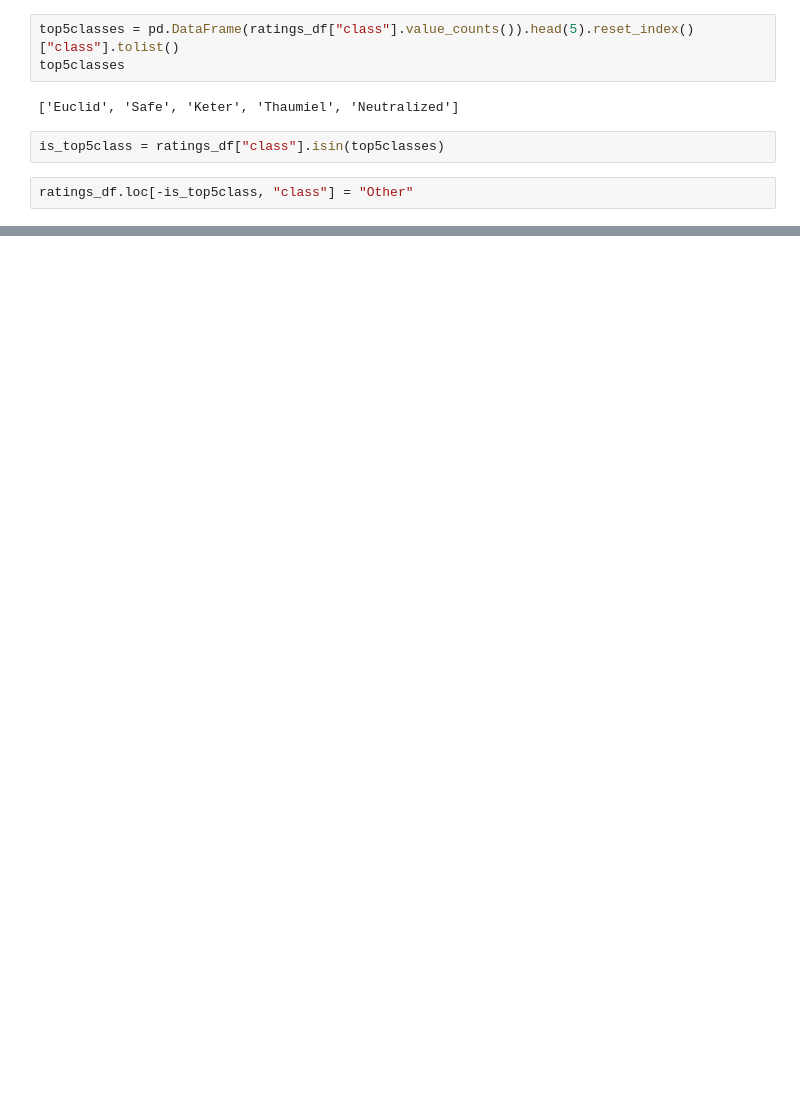
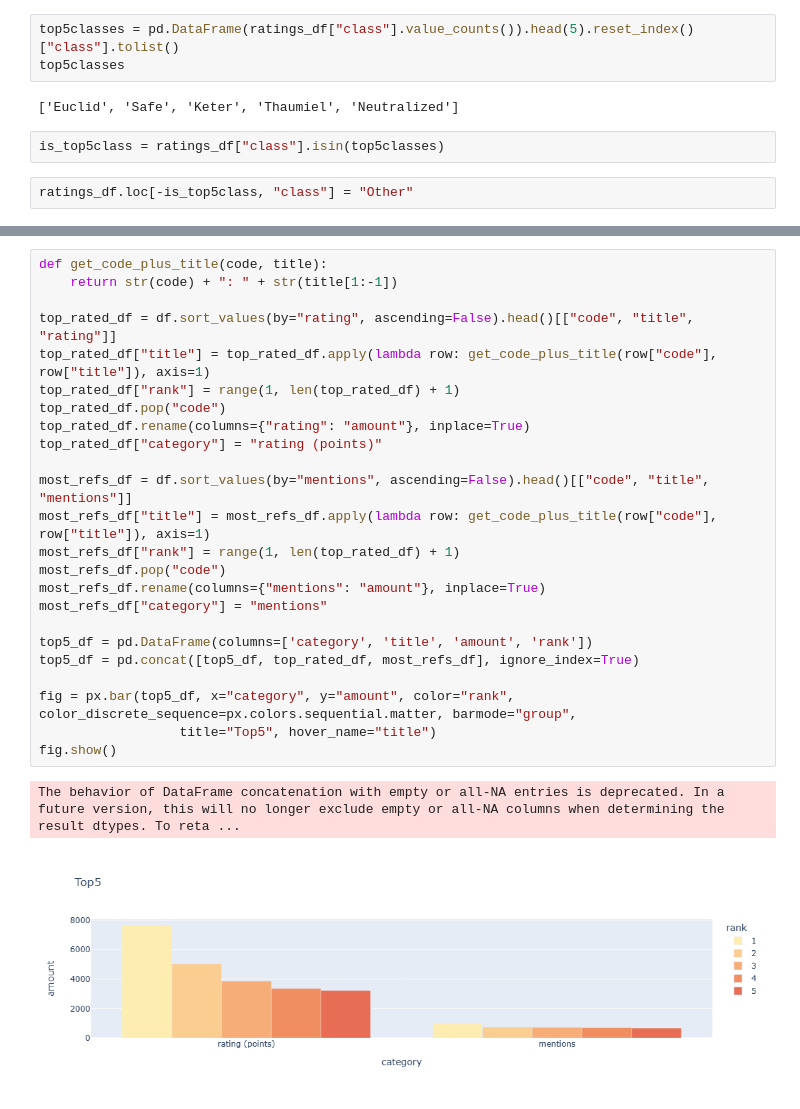
Before and after one commit to AGasconAfriat/scp_data-analysis, a Jupyter notebook: visualizations.ipynb, the cells around one changed output, grey strips where cells are left out. Saved outputs shown, nothing was run; the diff lists cells and outputs as text; blank space fills up the shorter version.

```diff
--- a/visualizations.ipynb
+++ b/visualizations.ipynb
@@ -256,0 +322,27 @@ figure.show()
+# %%
+def get_code_plus_title(code, title):
+    return str(code) + ": " + str(title[1:-1])
+
+top_rated_df = df.sort_values(by="rating", ascending=False).head()[["code", "title", "rating"]]
+top_rated_df["title"] = top_rated_df.apply(lambda row: get_code_plus_title(row["code"], row["title"]), axis=1)
+top_rated_df["rank"] = range(1, len(top_rated_df) + 1)
+top_rated_df.pop("code")
+top_rated_df.rename(columns={"rating": "amount"}, inplace=True)
+top_rated_df["category"] = "rating (points)"
+
+most_refs_df = df.sort_values(by="mentions", ascending=False).head()[["code", "title", "mentions"]]
+most_refs_df["title"] = most_refs_df.apply(lambda row: get_code_plus_title(row["code"], row["title"]), axis=1)
+most_refs_df["rank"] = range(1, len(top_rated_df) + 1)
+most_refs_df.pop("code")
+most_refs_df.rename(columns={"mentions": "amount"}, inplace=True)
+most_refs_df["category"] = "mentions"
+
+top5_df = pd.DataFrame(columns=['category', 'title', 'amount', 'rank'])
+top5_df = pd.concat([top5_df, top_rated_df, most_refs_df], ignore_index=True)
+
+fig = px.bar(top5_df, x="category", y="amount", color="rank", color_discrete_sequence=px.colors.sequential.matter, barmode="group",
+                  title="Top5", hover_name="title")
+fig.show()
+# %% [output]
+The behavior of DataFrame concatenation with empty or all-NA entries is deprecated. In a future version, this will no longer exclude empty or all-NA columns when determining the result dtypes. To reta ...
+[figure, added]
```
Also changed, not shown: parts of 14 cells of this notebook.
